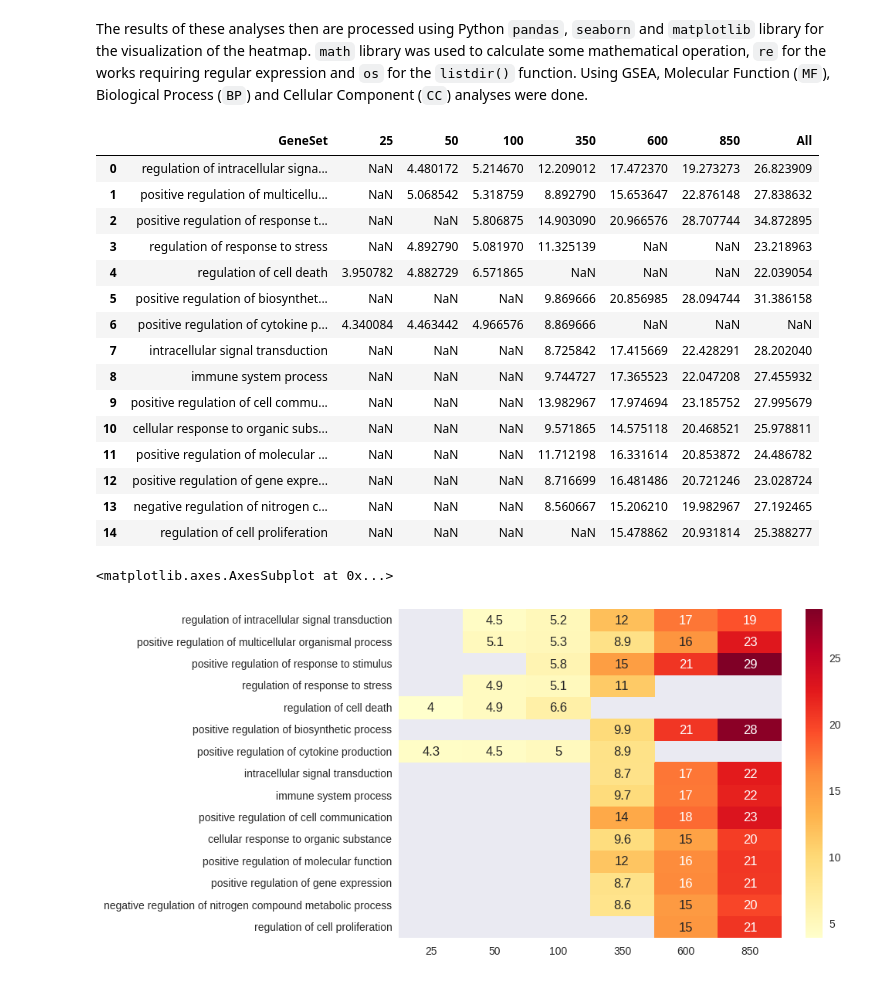
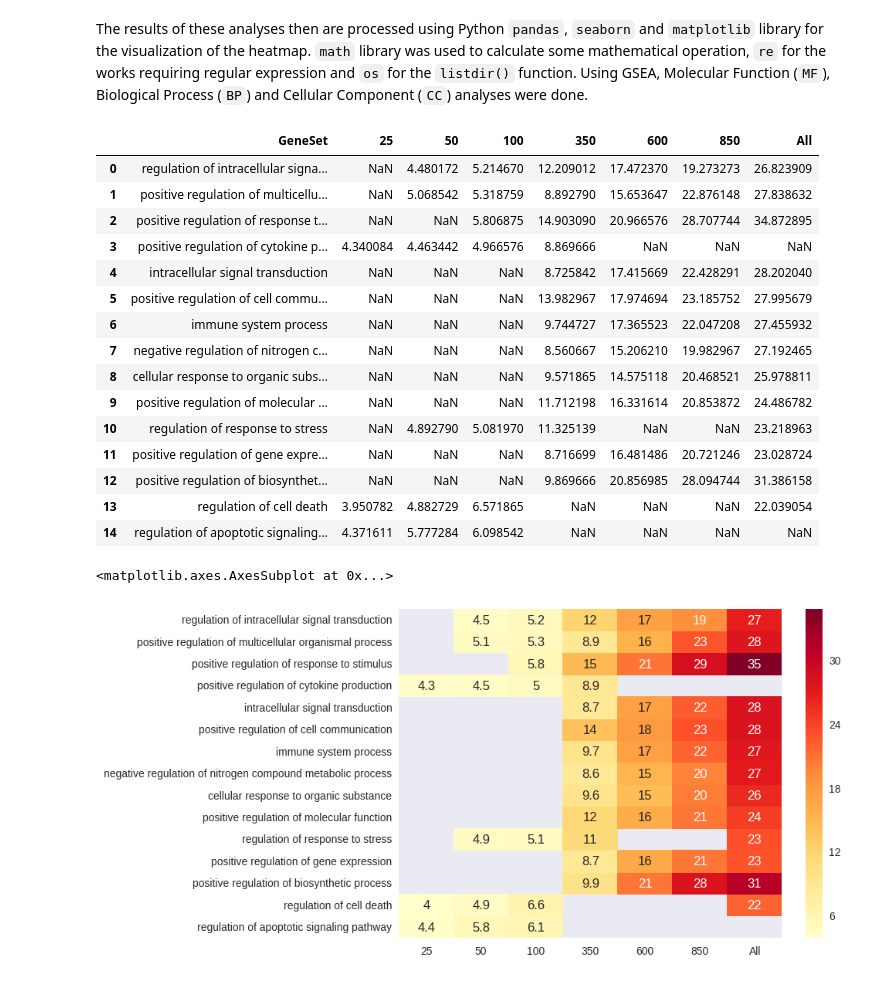
Before and after one commit to J-Wengler/winter-internship-2017, a Jupyter notebook: src/RNA-Seq Genes GO Enrichment Analysis.ipynb, the cells around one changed output. Drawn from its saved outputs; the diff is of its cells as text; code cells hidden in the pictures.

```diff
--- a/src/RNA-Seq Genes GO Enrichment Analysis.ipynb
+++ b/src/RNA-Seq Genes GO Enrichment Analysis.ipynb
@@ -38,7 +38,7 @@ for filename in os.listdir():
 
 
 colNames = list(rnaMFdict.keys())
-finColNames = [geneSet] + colNames
+finColNames = ['GeneSet', '25', '50', '100', '350', '600', '850', 'All']
 # %%
 # Merge the Top25, Top50, Top100, Top350, Top600, Top850 and TopAll Biological Process data
 rnaBPs = colNames
@@ -58,31 +58,31 @@ rnaBPDF['GeneSet'] = GeneSetNew
 for colName in colNames:
     rnaBPDF[colName] = [-(math.log(pvals, 10)) for pvals in rnaBPDF[colName]]
 
-rnaBPDF = rnaBPDF[['GeneSet', '25', '50', '100', '350', '600', '850', 'All']]
+rnaBPDF = rnaBPDF[finColNames]
 rnaBPDF
 # %% [output]
 |  | GeneSet | 25 | 50 | 100 | 350 | 600 | 850 | All |
 | 0 | regulation of intracellular signa... | NaN | 4.480172 | 5.214670 | 12.209012 | 17.472370 | 19.273273 | 26.823909 |
 | 1 | positive regulation of multicellu... | NaN | 5.068542 | 5.318759 | 8.892790 | 15.653647 | 22.876148 | 27.838632 |
 | 2 | positive regulation of response t... | NaN | NaN | 5.806875 | 14.903090 | 20.966576 | 28.707744 | 34.872895 |
-| 3 | regulation of response to stress | NaN | 4.892790 | 5.081970 | 11.325139 | NaN | NaN | 23.218963 |
-| 4 | regulation of cell death | 3.950782 | 4.882729 | 6.571865 | NaN | NaN | NaN | 22.039054 |
-| 5 | positive regulation of biosynthet... | NaN | NaN | NaN | 9.869666 | 20.856985 | 28.094744 | 31.386158 |
-| 6 | positive regulation of cytokine p... | 4.340084 | 4.463442 | 4.966576 | 8.869666 | NaN | NaN | NaN |
-| 7 | intracellular signal transduction | NaN | NaN | NaN | 8.725842 | 17.415669 | 22.428291 | 28.202040 |
-| 8 | immune system process | NaN | NaN | NaN | 9.744727 | 17.365523 | 22.047208 | 27.455932 |
-| 9 | positive regulation of cell commu... | NaN | NaN | NaN | 13.982967 | 17.974694 | 23.185752 | 27.995679 |
-| 10 | cellular response to organic subs... | NaN | NaN | NaN | 9.571865 | 14.575118 | 20.468521 | 25.978811 |
-| 11 | positive regulation of molecular ... | NaN | NaN | NaN | 11.712198 | 16.331614 | 20.853872 | 24.486782 |
-| 12 | positive regulation of gene expre... | NaN | NaN | NaN | 8.716699 | 16.481486 | 20.721246 | 23.028724 |
-| 13 | negative regulation of nitrogen c... | NaN | NaN | NaN | 8.560667 | 15.206210 | 19.982967 | 27.192465 |
-| 14 | regulation of cell proliferation | NaN | NaN | NaN | NaN | 15.478862 | 20.931814 | 25.388277 |
+| 3 | positive regulation of cytokine p... | 4.340084 | 4.463442 | 4.966576 | 8.869666 | NaN | NaN | NaN |
+| 4 | intracellular signal transduction | NaN | NaN | NaN | 8.725842 | 17.415669 | 22.428291 | 28.202040 |
+| 5 | positive regulation of cell commu... | NaN | NaN | NaN | 13.982967 | 17.974694 | 23.185752 | 27.995679 |
+| 6 | immune system process | NaN | NaN | NaN | 9.744727 | 17.365523 | 22.047208 | 27.455932 |
+| 7 | negative regulation of nitrogen c... | NaN | NaN | NaN | 8.560667 | 15.206210 | 19.982967 | 27.192465 |
+| 8 | cellular response to organic subs... | NaN | NaN | NaN | 9.571865 | 14.575118 | 20.468521 | 25.978811 |
+| 9 | positive regulation of molecular ... | NaN | NaN | NaN | 11.712198 | 16.331614 | 20.853872 | 24.486782 |
+| 10 | regulation of response to stress | NaN | 4.892790 | 5.081970 | 11.325139 | NaN | NaN | 23.218963 |
+| 11 | positive regulation of gene expre... | NaN | NaN | NaN | 8.716699 | 16.481486 | 20.721246 | 23.028724 |
+| 12 | positive regulation of biosynthet... | NaN | NaN | NaN | 9.869666 | 20.856985 | 28.094744 | 31.386158 |
+| 13 | regulation of cell death | 3.950782 | 4.882729 | 6.571865 | NaN | NaN | NaN | 22.039054 |
+| 14 | regulation of apoptotic signaling... | 4.371611 | 5.777284 | 6.098542 | NaN | NaN | NaN | NaN |
 # %%
 # Generate the heatmap of GSEA Biological Process
-sns.heatmap(rnaBPDF.ix[:, 1:-1], cmap="YlOrRd", annot=True, yticklabels=list(rnaBPDF['GeneSet']))
+sns.heatmap(rnaBPDF.ix[:, 1:], cmap="YlOrRd", annot=True, yticklabels=list(rnaBPDF['GeneSet']))
 # %% [output]
 <matplotlib.axes.AxesSubplot at 0x...>
-[figure, old version]
+[figure, new version]
 # %%
 # Merge the Top25, Top50, Top100, Top350, Top600, Top850 and TopAll Cellular Component data
 rnaCCs = colNames
```
Also changed, not shown: parts of 4 cells of this notebook.
